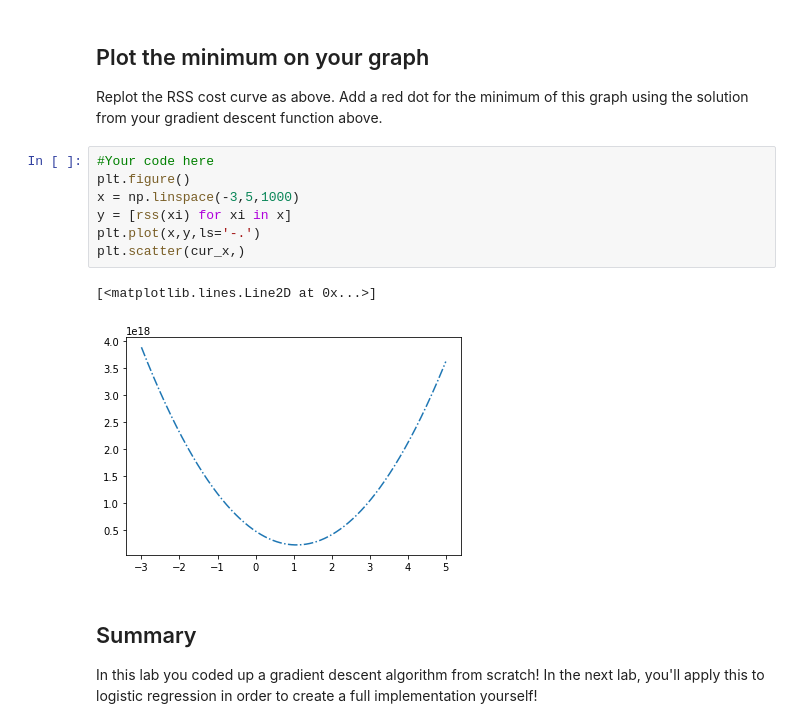
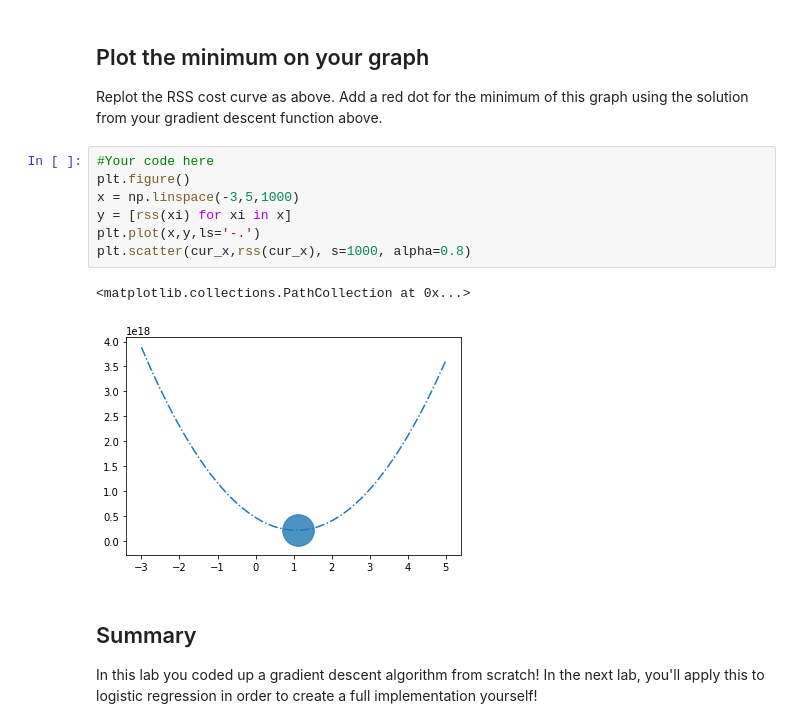
Before and after one commit to Patrickbfuller/dsc-3-30-05-gradient-descent-lab-seattle-ds-career-040119, a Jupyter notebook: index.ipynb, the cells around one changed output. Saved outputs shown, nothing was run; the diff lists cells and outputs as text.

```diff
--- a/index.ipynb
+++ b/index.ipynb
@@ -139,13 +139,13 @@ Replot the RSS cost curve as above. Add a red dot for the minimum of this graph
 # %%
 #Your code here
 plt.figure()
 x = np.linspace(-3,5,1000)
 y = [rss(xi) for xi in x]
 plt.plot(x,y,ls='-.')
-plt.scatter(cur_x,)
+plt.scatter(cur_x,rss(cur_x), s=1000, alpha=0.8)
 # %% [output]
-[<matplotlib.lines.Line2D at 0x...>]
+<matplotlib.collections.PathCollection at 0x...>
-[figure, old version]
+[figure, new version]
 # %% [markdown]
 ## Summary
 
```
